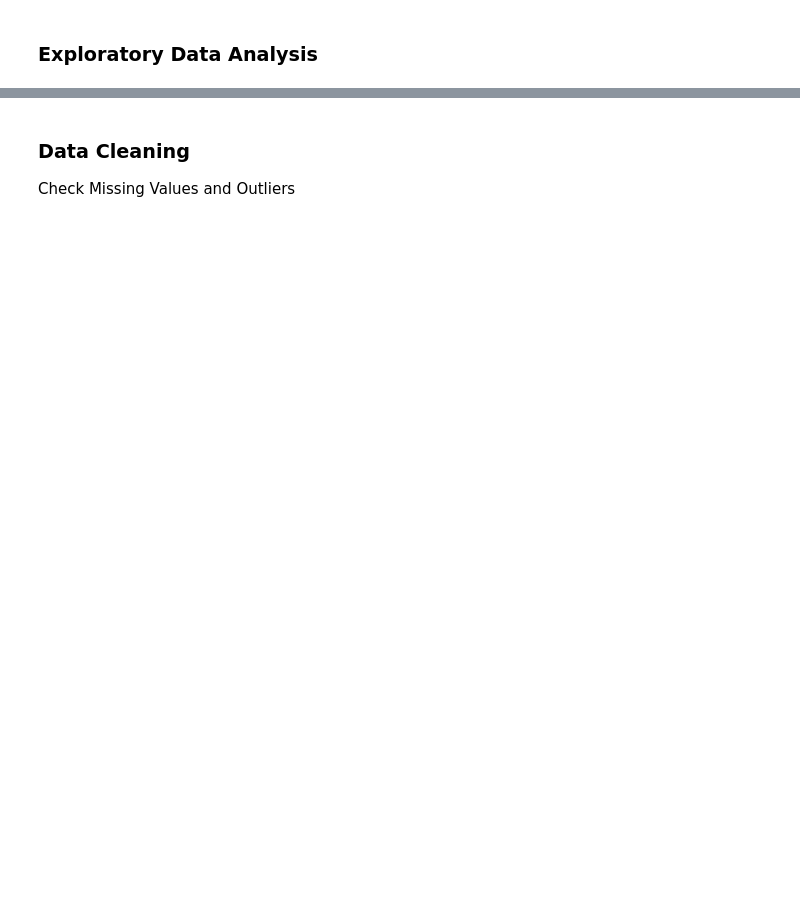
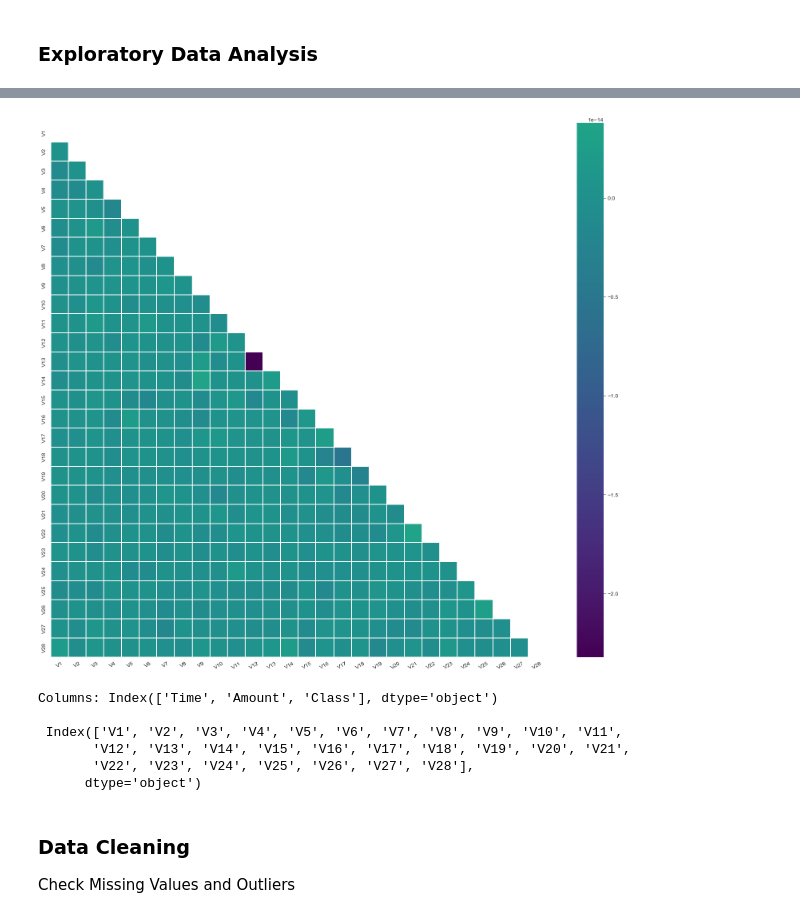
Before and after one commit to yildiz3/Capstone_Projects, a Jupyter notebook: 3_DS_Capstone_Projects_(Fraud Detection)/Fraud Detection_Student_V3.ipynb, the cells around one changed output, grey strips where cells are left out. Drawn from its saved outputs; the diff is of its cells as text; code cells hidden in the pictures; blank space fills up the shorter version.

```diff
--- a/3_DS_Capstone_Projects_(Fraud Detection)/Fraud Detection_Student_V3.ipynb
+++ b/3_DS_Capstone_Projects_(Fraud Detection)/Fraud Detection_Student_V3.ipynb
@@ -95,2 +374,4 @@ In the final step, you will deploy your model using ***Streamlit API***.
 # %% [markdown]
 ### Exploratory Data Analysis
+# %%
+df_PCA = df[df.columns[1:29]]
@@ -97,3 +541,34 @@ In the final step, you will deploy your model using ***Streamlit API***.
+# %%
+plt.figure(figsize=(16, 14))
+
+# Getting the Upper Triangle of the co-relation matrix
+matrix = np.triu(df_PCA.corr())
+
+# using the upper triangle matrix as mask
+sns.heatmap(
+    df_PCA.corr(),
+    annot=False,
+    cmap="viridis",
+    mask=matrix,
+    #fmt='.3g',
+    center=0,
+    linewidths=0.1,
+    linecolor='white')
+
+plt.tight_layout()
+plt.xticks(rotation=30)
+plt.show()
+# %% [output]
+[figure, added]
+# %%
+print(f"Columns: {df2.columns[[0, 29, 30]]} \n\n {df2.columns[1:29]}")
+# %% [output]
+Columns: Index(['Time', 'Amount', 'Class'], dtype='object')
+
+ Index(['V1', 'V2', 'V3', 'V4', 'V5', 'V6', 'V7', 'V8', 'V9', 'V10', 'V11',
+       'V12', 'V13', 'V14', 'V15', 'V16', 'V17', 'V18', 'V19', 'V20', 'V21',
+       'V22', 'V23', 'V24', 'V25', 'V26', 'V27', 'V28'],
+      dtype='object')
 # %% [markdown]
 ### Data Cleaning
 Check Missing Values and Outliers
```
Also changed, not shown: parts of 44 cells of this notebook.
